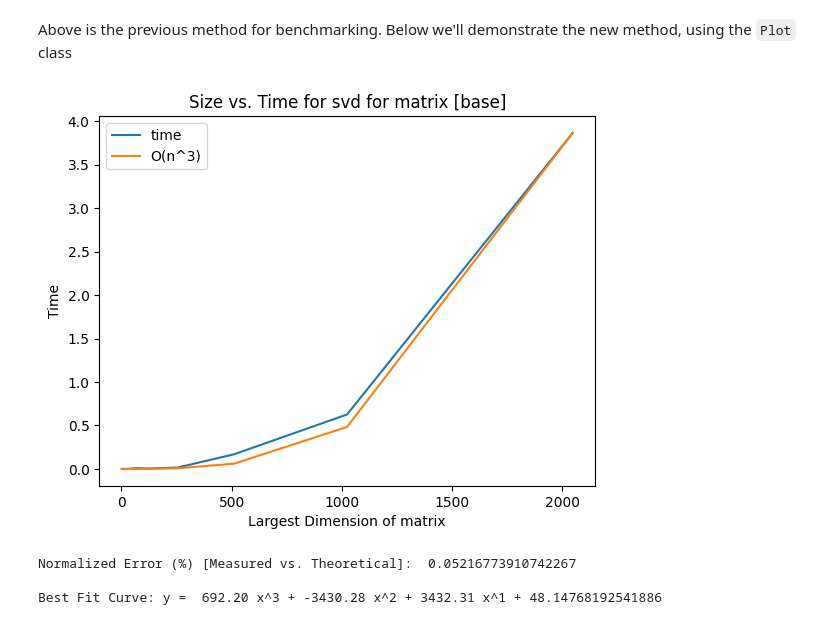
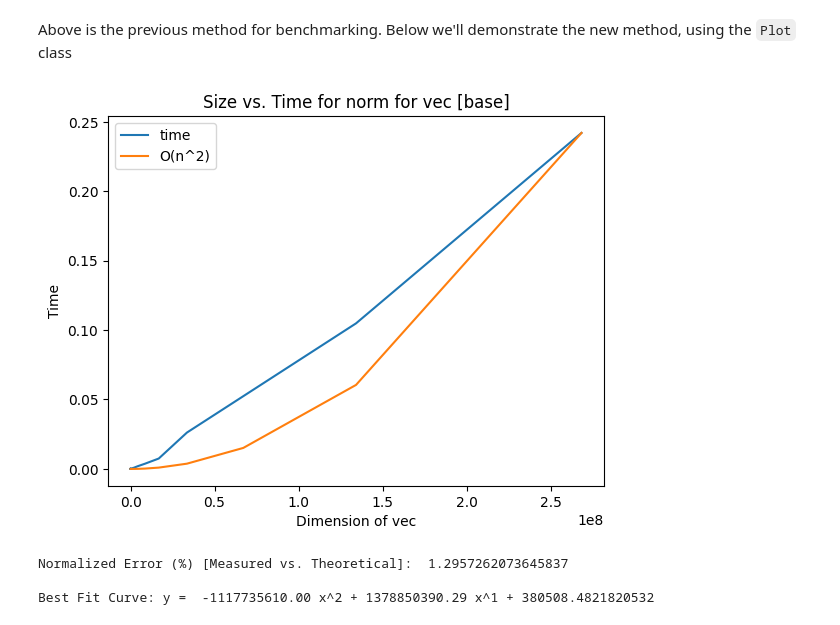
Before and after one commit to DolevArtzi/algsforbigdata, a Jupyter notebook: regression_testing.ipynb, the cells around one changed output. Cells and saved outputs as stored; diff of their text form; code cells hidden in the pictures.

Commit message:
add high dim. vector norm benchmark. interesting

```diff
--- a/regression_testing.ipynb
+++ b/regression_testing.ipynb
@@ -126,18 +126,18 @@ P.benchmark_np(np.linalg.norm,
 # %%
 import numpy as np
 from plot import Plot
 P = Plot()
-dims = 2
-P.benchmark_np(np.linalg.svd,
-               type_='sqmtx',
-               gen_info={'range':(2,11),'dims':dims,'rand':'base'},
+dims = 1
+P.benchmark_np(np.linalg.norm,
+               type_='vec',
+               gen_info={'range':(2,28),'dims':dims,'rand':'base'},
                theory_info={
-               'f':lambda x:(x**3)/(18*10**9), #18 * 10^9
-               'prediction':3,
-               'label':f'O(n^{3})'}
+               'f':lambda x:(x**2)/(18*10**9), #18 * 10^9
+               'prediction':2,
+               'label':f'O(n^{2})'}
                )
 # %% [output]
-[figure, old version]
+[figure, new version]
-Normalized Error (%) [Measured vs. Theoretical]:  0.05216773910742267
+Normalized Error (%) [Measured vs. Theoretical]:  1.2957262073645837
 
-Best Fit Curve: y =  692.20 x^3 + -3430.28 x^2 + 3432.31 x^1 + 48.14768192541886
+Best Fit Curve: y =  -1117735610.00 x^2 + 1378850390.29 x^1 + 380508.4821820532
```
